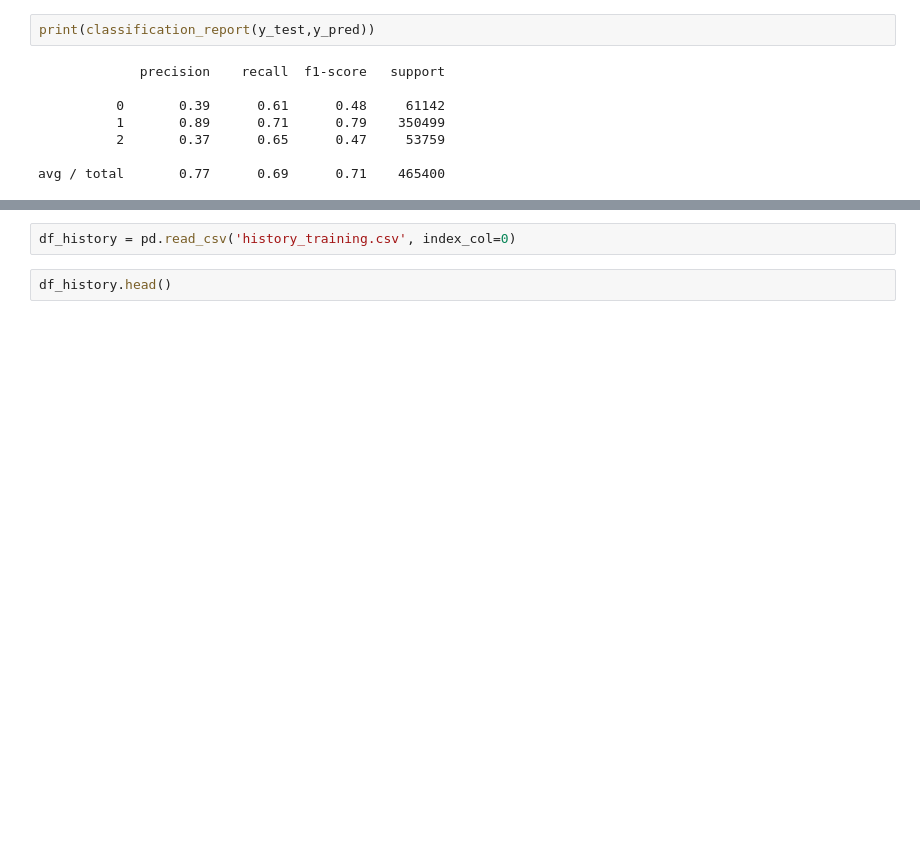
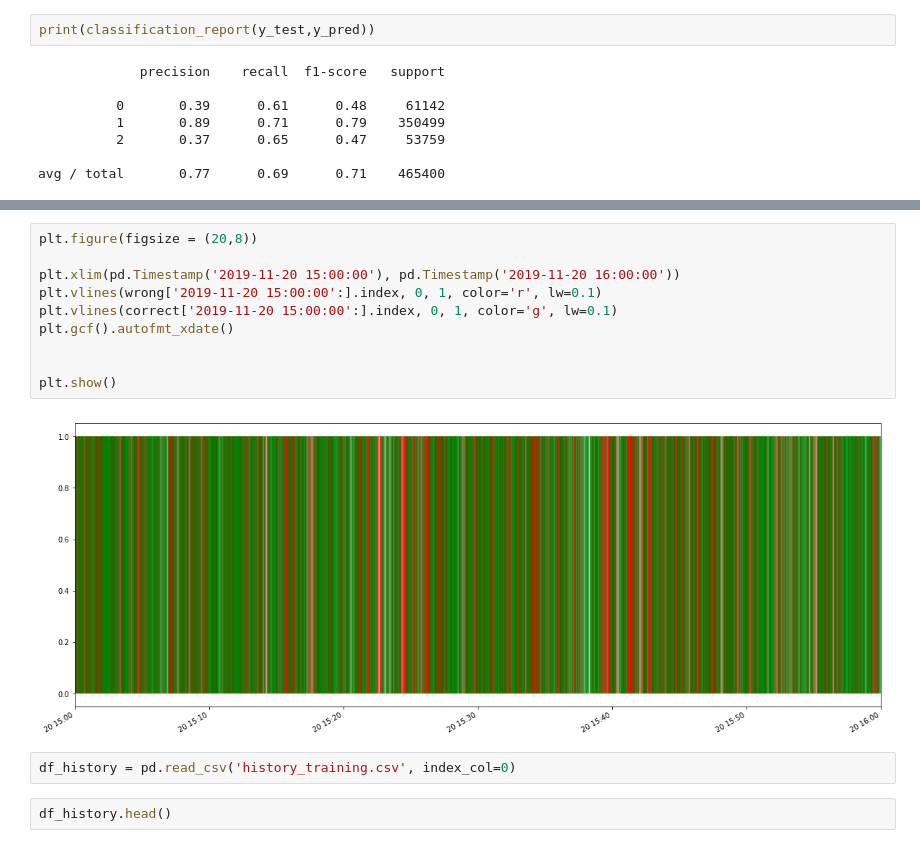
Before and after one commit to Globe-Research/deep-orderbook, a Jupyter notebook: CNN_Deeplearning_walkforward.ipynb, the cells around one changed output, grey strips where cells are left out. Saved outputs shown, nothing was run; the diff lists cells and outputs as text; blank space fills up the shorter version.

```diff
--- a/CNN_Deeplearning_walkforward.ipynb
+++ b/CNN_Deeplearning_walkforward.ipynb
@@ -386,3 +488,15 @@ avg / total       0.77      0.69      0.71    465400
+# %%
+plt.figure(figsize = (20,8))
+
+plt.xlim(pd.Timestamp('2019-11-20 15:00:00'), pd.Timestamp('2019-11-20 16:00:00'))
+plt.vlines(wrong['2019-11-20 15:00:00':].index, 0, 1, color='r', lw=0.1)
+plt.vlines(correct['2019-11-20 15:00:00':].index, 0, 1, color='g', lw=0.1)
+plt.gcf().autofmt_xdate()
+
+
+plt.show()
+# %% [output]
+[figure, added]
 # %%
 df_history = pd.read_csv('history_training.csv', index_col=0)
 # %%
```
Also changed, not shown: parts of 11 cells of this notebook.
